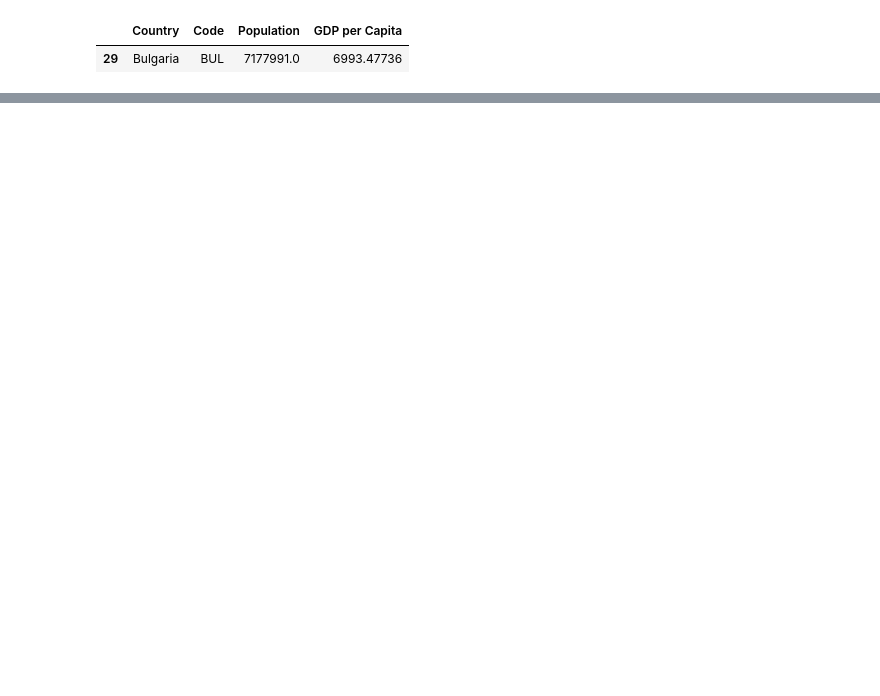
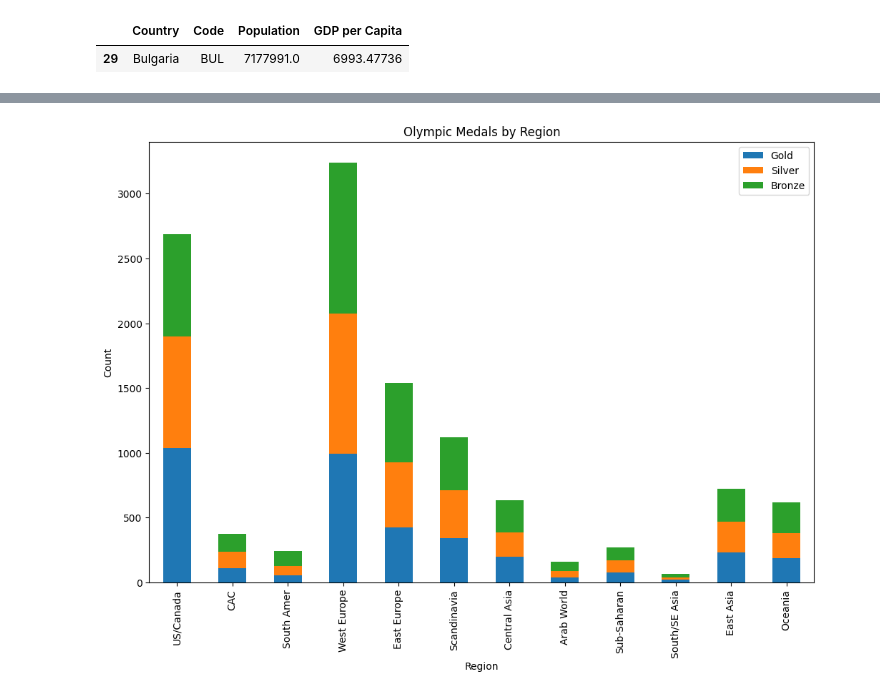
Before and after one commit to vnikolo1/DataMiningProj1, a Jupyter notebook: project1.ipynb, the cells around one changed output, grey strips where cells are left out. Saved outputs shown, nothing was run; the diff lists cells and outputs as text; code cells hidden in the pictures; blank space fills up the shorter version.

```diff
--- a/project1.ipynb
+++ b/project1.ipynb
@@ -37,0 +82,34 @@ win_results_BUL.head()
+# %%
+def total_medals(df, result_col="Medal"):
+
+    deduped = df.drop_duplicates(subset=["Year","City", "Sport", "Discipline", "Country", "Gender", "Event", result_col])
+    counts = deduped[result_col].value_counts()
+    gold = counts.get("Gold", 0)
+    silver = counts.get("Silver", 0)
+    bronze = counts.get("Bronze", 0)
+    return pd.Series({
+        "Gold": gold,
+        "Silver": silver,
+        "Bronze": bronze,
+        "Total": (gold + silver + bronze)
+    })
+
+regions = {
+    "US/Canada" : total_medals(northwest),
+    "CAC" : total_medals(cac),
+    "South Amer" : total_medals(south_am),
+    "West Europe" : total_medals(west_eu),
+    "East Europe" : total_medals(east_eu),
+    "Scandinavia" : total_medals(scandis),
+    "Central Asia" : total_medals(rus_cenAsia),
+    "Arab World" : total_medals(arabia),
+    "Sub-Saharan" : total_medals(subsaharan),
+    "South/SE Asia" : total_medals(southAsia),
+    "East Asia" : total_medals(eastAsia),
+    "Oceania" : total_medals(oceania)
+}
+# Turn all this ^ into one dataframe
+
+region_totals = pd.DataFrame(regions).T
+region_totals["Total"] = region_totals.sum(axis=1)
+region_totals.head()
@@ -37,0 +123,11 @@ win_results_BUL.head()
+# %%
+region_totals[["Gold", "Silver", "Bronze"]].plot(
+    kind="bar", stacked=True, figsize=(12,8)
+)
+
+plt.title("Olympic Medals by Region")
+plt.ylabel("Count")
+plt.xlabel("Region")
+plt.show()
+# %% [output]
+[figure, added]
```
Also changed, not shown: parts of 20 cells of this notebook.
